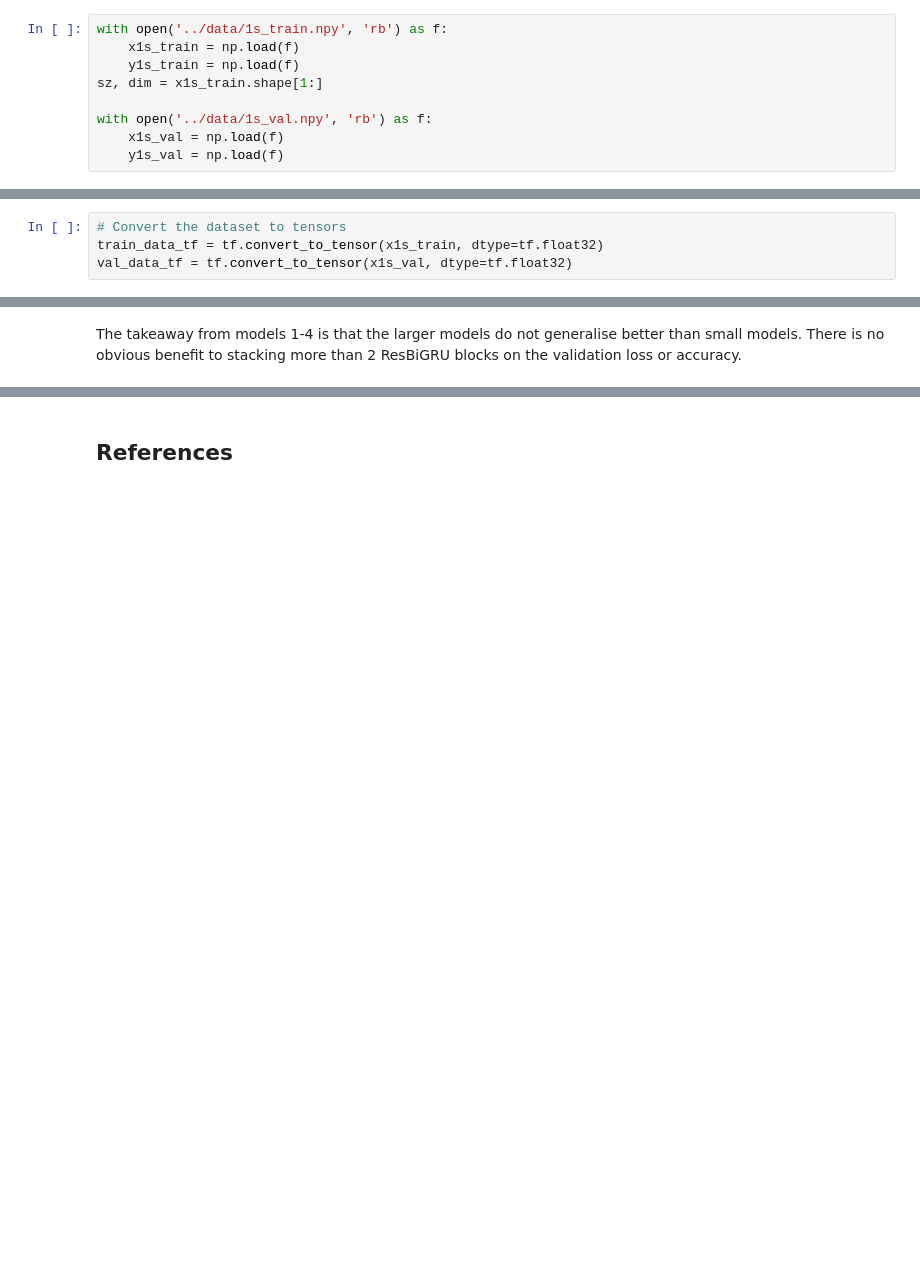
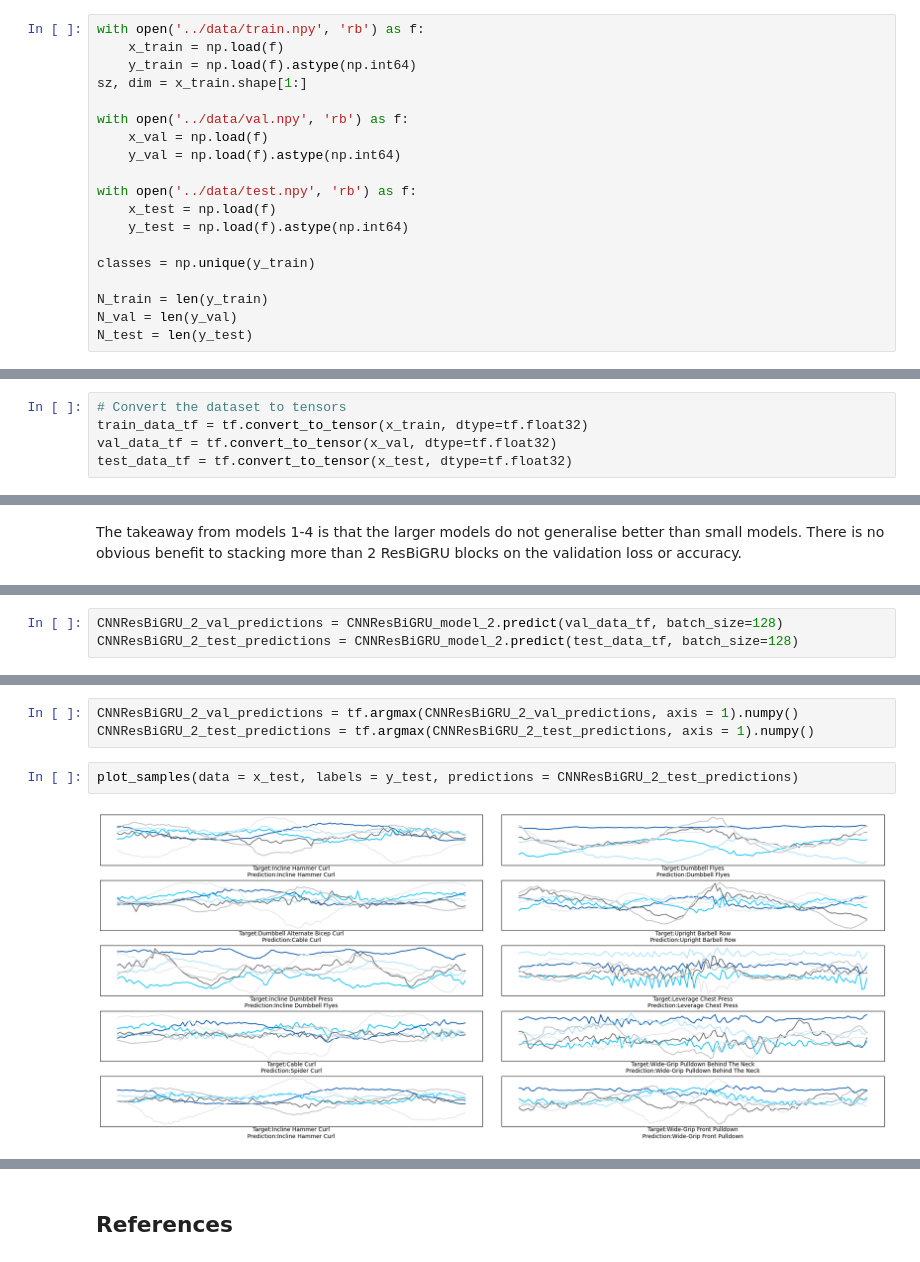
Before and after one commit to cadams012/Gym-Activity-Recognition, a Jupyter notebook: benchmarks/A Residual Deep Learning Method for Accurate and Efficient Recognition of Gym Exercise Activities.ipynb, the cells around one changed output, grey strips where cells are left out. Drawn from its saved outputs; the diff is of its cells as text; blank space fills up the shorter version.

```diff
--- a/benchmarks/A Residual Deep Learning Method for Accurate and Efficient Recognition of Gym Exercise Activities.ipynb
+++ b/benchmarks/A Residual Deep Learning Method for Accurate and Efficient Recognition of Gym Exercise Activities.ipynb
@@ -35,13 +37,23 @@ Whilst GRUs do tackle the vanishing gradient problem, it returns when modelling
 
 After the ResBiGRU blocks, the network applies a dense layer and a softmax function to output the final probabilities for each class.
 # %%
-with open('../data/1s_train.npy', 'rb') as f:
-    x1s_train = np.load(f)
-    y1s_train = np.load(f)
-sz, dim = x1s_train.shape[1:]
+with open('../data/train.npy', 'rb') as f:
+    x_train = np.load(f)
+    y_train = np.load(f).astype(np.int64)
+sz, dim = x_train.shape[1:]
 
-with open('../data/1s_val.npy', 'rb') as f:
-    x1s_val = np.load(f)
-    y1s_val = np.load(f)
+with open('../data/val.npy', 'rb') as f:
+    x_val = np.load(f)
+    y_val = np.load(f).astype(np.int64)
+
+with open('../data/test.npy', 'rb') as f:
+    x_test = np.load(f)
+    y_test = np.load(f).astype(np.int64)
+
+classes = np.unique(y_train)
+
+N_train = len(y_train)
+N_val = len(y_val)
+N_test = len(y_test)
 # %%
 # Convert the labels to tensors
@@ -50,7 +63,8 @@ val_labels_tf = tf.one_hot(y1s_val, 31, dtype=tf.int32)
 # %%
 # Convert the dataset to tensors
-train_data_tf = tf.convert_to_tensor(x1s_train, dtype=tf.float32)
-val_data_tf = tf.convert_to_tensor(x1s_val, dtype=tf.float32)
+train_data_tf = tf.convert_to_tensor(x_train, dtype=tf.float32)
+val_data_tf = tf.convert_to_tensor(x_val, dtype=tf.float32)
+test_data_tf = tf.convert_to_tensor(x_test, dtype=tf.float32)
 # %%
 train_ds = tf.data.Dataset.from_tensor_slices((train_data_tf, train_labels_tf))
 val_ds = tf.data.Dataset.from_tensor_slices((val_data_tf, val_labels_tf))
@@ -483,0 +496,3 @@ The takeaway from models 1-4 is that the larger models do not generalise better
+# %%
+CNNResBiGRU_2_val_predictions = CNNResBiGRU_model_2.predict(val_data_tf, batch_size=128)
+CNNResBiGRU_2_test_predictions = CNNResBiGRU_model_2.predict(test_data_tf, batch_size=128)
@@ -483,0 +502,7 @@ The takeaway from models 1-4 is that the larger models do not generalise better
+# %%
+CNNResBiGRU_2_val_predictions = tf.argmax(CNNResBiGRU_2_val_predictions, axis = 1).numpy()
+CNNResBiGRU_2_test_predictions = tf.argmax(CNNResBiGRU_2_test_predictions, axis = 1).numpy()
+# %%
+plot_samples(data = x_test, labels = y_test, predictions = CNNResBiGRU_2_test_predictions)
+# %% [output]
+[figure, added]
```
Also changed, not shown: parts of 25 cells of this notebook.
